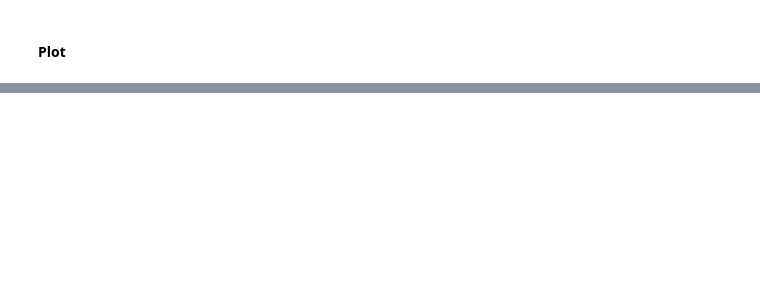
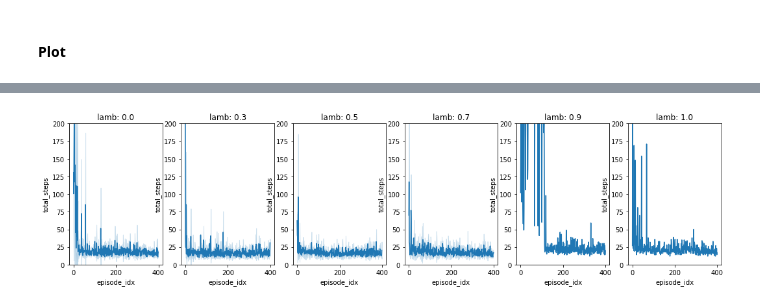
Before and after one commit to im-ant/sr-return, a Jupyter notebook: analysis/linear/2021-02-22_115000_Lehnert_LSFQ-control_LambdaQControl_quickruns.ipynb, the cells around one changed output, grey strips where cells are left out. Saved outputs shown, nothing was run; the diff lists cells and outputs as text; code cells hidden in the pictures; blank space fills up the shorter version.

```diff
--- a/analysis/linear/2021-02-22_115000_Lehnert_LSFQ-control_LambdaQControl_quickruns.ipynb
+++ b/analysis/linear/2021-02-22_115000_Lehnert_LSFQ-control_LambdaQControl_quickruns.ipynb
@@ -140,0 +314,46 @@ plt.ylim([15, 35])
+# %%
+def script_firstGoal_subplot_performance(in_df):
+    plt_x = 'episode_idx'
+    plt_y = 'total_steps'
+    plt_hue = None
+    plt_ci = 'sd'
+    plt_n_boot = 100
+
+    # #
+    filters = {}
+
+    # ==
+    # Copy and filter
+    df = in_df.copy(deep=True)
+    for k in filters:
+        df = df[df[k].isin(filters[k])]
+
+    df = df[df['episode_idx'] < 400]
+
+    # ==
+    # Plot
+
+    # Generate hue colors
+    #df[plt_hue] = [round(e, 3) for e in df[plt_hue]]
+    #n_hues = len(set(df[plt_hue].values))
+    #c_palette = sns.color_palette("tab10", n_hues)
+
+    subplt_attr = 'lamb'
+
+    attr_list = sorted(list(set(in_df[subplt_attr])))
+    plt.figure(figsize=(18,4))
+
+    for i, cur_att in enumerate(attr_list):
+        cur_df = df[df[subplt_attr]==cur_att]
+        plt.subplot(1, len(attr_list), i+1)
+        sns.lineplot(x=plt_x, y=plt_y,
+                     hue=plt_hue,
+                     ci=plt_ci, n_boot=plt_n_boot,
+                     #palette=c_palette,
+                     data=cur_df)
+        plt.title(f'{subplt_attr}: {cur_att}')
+        plt.ylim([0, 200])
+
+script_firstGoal_subplot_performance(perEpis_df)
+# %% [output]
+[figure, added]
```
Also changed, not shown: parts of 20 cells of this notebook.
